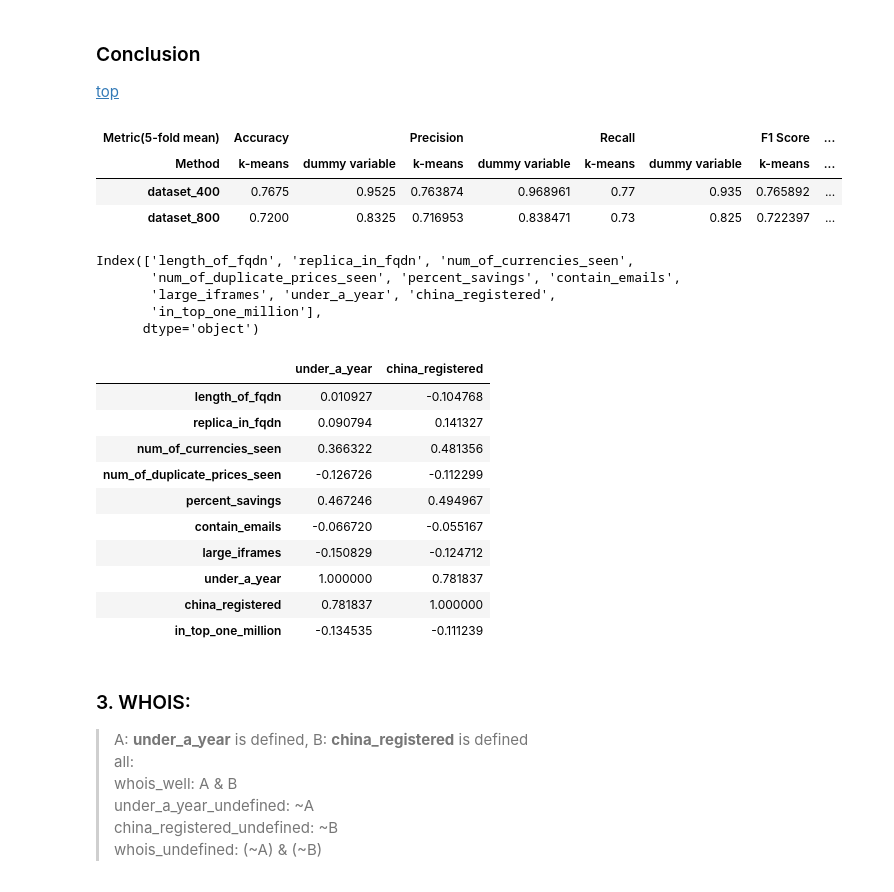
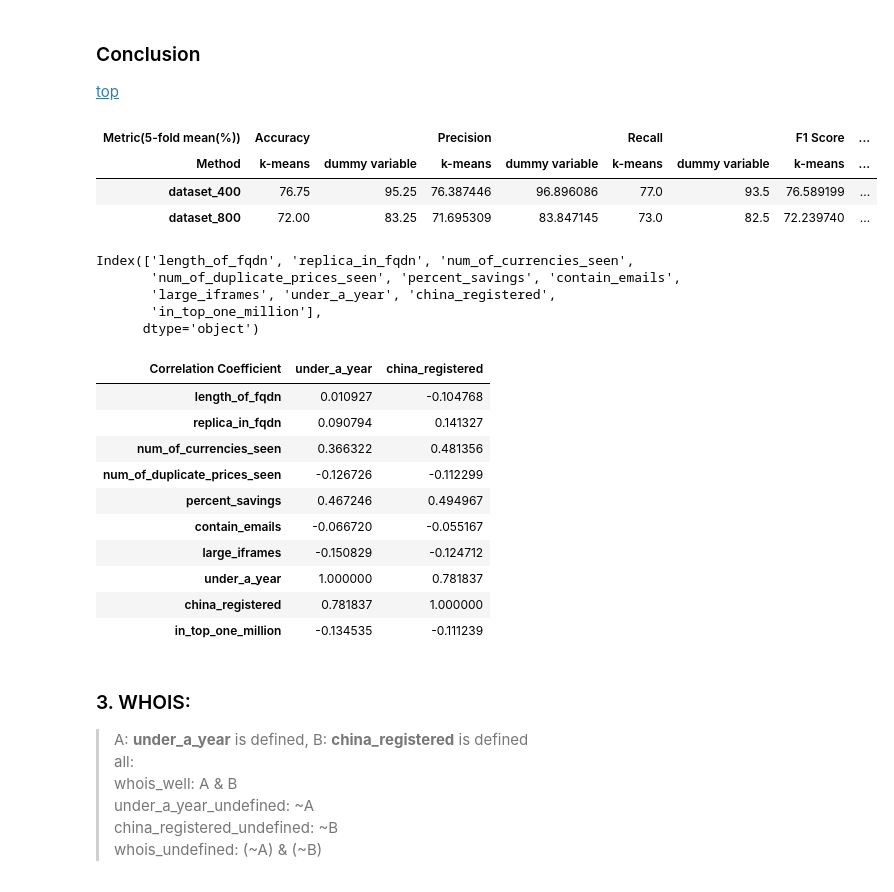
Before and after one commit to dannywu0820/Counterfeit_Website_Classification, a Jupyter notebook: main.ipynb, the cells around one changed output. Drawn from its saved outputs; the diff is of its cells as text; code cells hidden in the pictures.

```diff
--- a/main.ipynb
+++ b/main.ipynb
@@ -331,77 +338,37 @@ df_400_kmeans_scaled = BasicUtility.doFeatureScaling(df_400_kmeans)
 # %%
 def WHOIS_Kmeans_Versus_Dummy_Variable():
     iterables = [["Accuracy", "Precision", "Recall", "F1 Score"], ["k-means", "dummy variable"]]
-    col_index = pd.MultiIndex.from_product(iterables=iterables, names=['Metric(5-fold mean)', 'Method'])
+    col_index = pd.MultiIndex.from_product(iterables=iterables, names=['Metric(5-fold mean(%))', 'Method'])
     row_index = ['dataset_400', 'dataset_800']
     df_result = pd.DataFrame()
 
     result_400_dummy = utility_lr.doABTesting(df_400_dummy_scaled, test_all=False)
     result_400_kmeans = utility_lr.doABTesting(df_400_kmeans_scaled, test_all=False)
     result_800_dummy = utility_lr.doABTesting(df_800_dummy_scaled, test_all=False)
     result_800_kmeans = utility_lr.doABTesting(df_800_kmeans_scaled, test_all=False)
 
     df_400_row = pd.DataFrame()
     for metric in ['test_accuracy', 'test_precision', 'test_recall', 'test_f1']:
         df_400_row = pd.concat([df_400_row, result_400_kmeans[metric]], axis=1)
         df_400_row = pd.concat([df_400_row, result_400_dummy[metric]], axis=1)
 
     df_800_row = pd.DataFrame()
     for metric in ['test_accuracy', 'test_precision', 'test_recall', 'test_f1']:
         df_800_row = pd.concat([df_800_row, result_800_kmeans[metric]], axis=1)
         df_800_row = pd.concat([df_800_row, result_800_dummy[metric]], axis=1)
 
     df_result = pd.concat([df_400_row, df_800_row], axis=0)
     df_result.columns = col_index
     df_result.index = row_index
 
     return df_result
-'''iterables = [["Missing Value Rate"], ["under_a_year", "china_registered"]]
-col_index = pd.MultiIndex.from_product(iterables=iterables)
-row_index = ["dataset_400", "dataset_800"]
-matrix = []
 
-matrix.append([
-    BasicUtility.getMissingRates(df_400, ['under_a_year_dummy'], is_dummy=True),
-    BasicUtility.getMissingRates(df_400, ['china_registered_dummy'], is_dummy=True)
-])
-matrix.append([
-    BasicUtility.getMissingRates(df_800, ['under_a_year_dummy'], is_dummy=True),
-    BasicUtility.getMissingRates(df_800, ['china_registered_dummy'], is_dummy=True)
-])
-whois_missing_rate = pd.DataFrame(data=matrix, columns=col_index, index=row_index)
-'''
-
-'''iterables = [["Accuracy", "Precision", "Recall"], ["dummy", "clustering"]]
-col_index = pd.MultiIndex.from_product(iterables=iterables)
-matrix = []
-
-matrix.append([
-    exp1_400[('Accuracy', 'keep')]['all'],
-    exp2_400['test_accuracy']['all'],
-    exp1_400[('Precision', 'keep')]['all'],
-    exp2_400['test_precision']['all'],
-    exp1_400[('Recall', 'keep')]['all'],
-    exp2_400['test_recall']['all']
-])
-matrix.append([
-    exp1_800[('Accuracy', 'keep')]['all'],
-    exp2_800['test_accuracy']['all'],
-    exp1_800[('Precision', 'keep')]['all'],
-    exp2_800['test_precision']['all'],
-    exp1_800[('Recall', 'keep')]['all'],
-    exp2_800['test_recall']['all']
-])
-comparison_of_different_filling_method = pd.DataFrame(data=matrix, columns=col_index, index=row_index)
-comparison_of_different_filling_method
-
-exp2_result = pd.concat([whois_missing_rate, comparison_of_different_filling_method], axis=1)
-exp2_result'''
 WHOIS_Kmeans_Versus_Dummy_Variable()
 # %% [output]
-| Metric(5-fold mean) | Accuracy |  | Precision |  | Recall |  | F1 Score | ... |
+| Metric(5-fold mean(%)) | Accuracy |  | Precision |  | Recall |  | F1 Score | ... |
 | Method | k-means | dummy variable | k-means | dummy variable | k-means | dummy variable | k-means | ... |
-| dataset_400 | 0.7675 | 0.9525 | 0.763874 | 0.968961 | 0.77 | 0.935 | 0.765892 | ... |
-| dataset_800 | 0.7200 | 0.8325 | 0.716953 | 0.838471 | 0.73 | 0.825 | 0.722397 | ... |
+| dataset_400 | 76.75 | 95.25 | 76.387446 | 96.896086 | 77.0 | 93.5 | 76.589199 | ... |
+| dataset_800 | 72.00 | 83.25 | 71.695309 | 83.847145 | 73.0 | 82.5 | 72.239740 | ... |
 # %%
 def getCorrelationCoef(dataframe):
     df_copy = dataframe.copy()
@@ -419,14 +386,16 @@ def getCorrelationCoef(dataframe):
     return df_coef
 
 matrix = getCorrelationCoef(df_without_missing_values_scaled)
-matrix[["under_a_year", "china_registered"]]
+correlation_between_whois_and_others = matrix[["under_a_year", "china_registered"]]
+correlation_between_whois_and_others.columns.name = 'Correlation Coefficient'
+correlation_between_whois_and_others
 # %% [output]
 Index(['length_of_fqdn', 'replica_in_fqdn', 'num_of_currencies_seen',
        'num_of_duplicate_prices_seen', 'percent_savings', 'contain_emails',
        'large_iframes', 'under_a_year', 'china_registered',
        'in_top_one_million'],
       dtype='object')
-|  | under_a_year | china_registered |
+| Correlation Coefficient | under_a_year | china_registered |
 | length_of_fqdn | 0.010927 | -0.104768 |
 | replica_in_fqdn | 0.090794 | 0.141327 |
 | num_of_currencies_seen | 0.366322 | 0.481356 |
```
Also changed, not shown: parts of 40 cells of this notebook, 2 other files.
